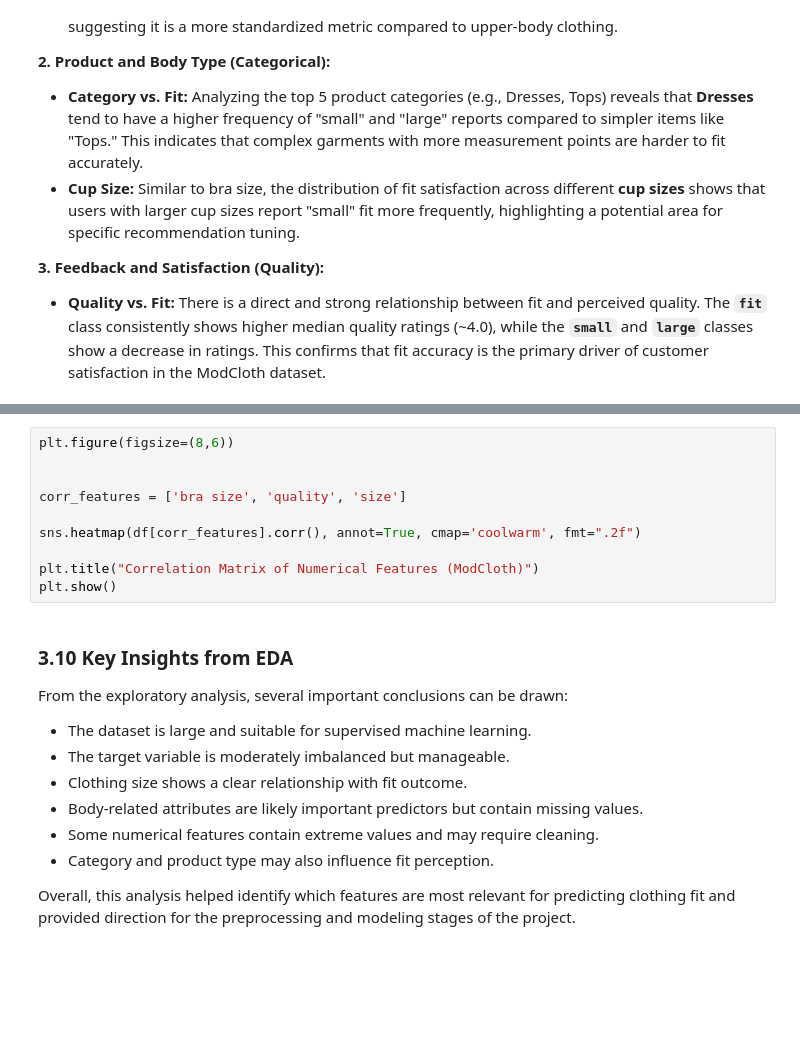
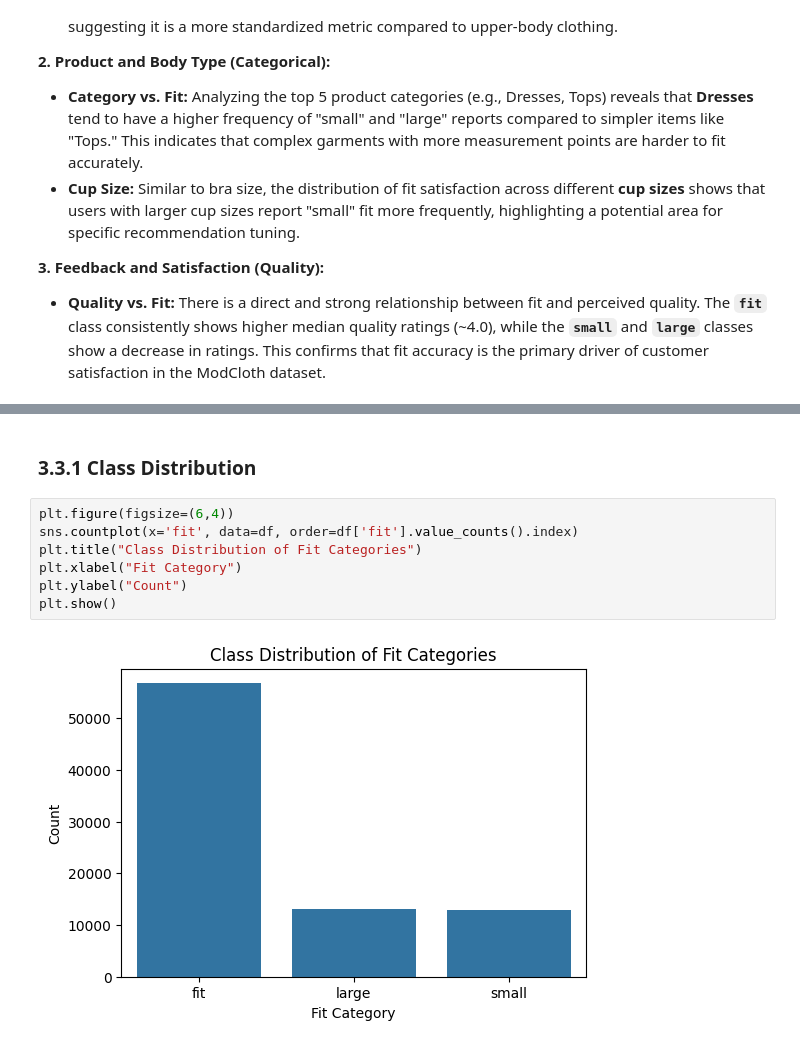
Before and after one commit to alameer515/SWE485-Project-Group10, a Jupyter notebook: Phase1_Data_Exploration.ipynb, the cells around one changed output, grey strips where cells are left out. Cells and saved outputs as stored; diff of their text form; blank space fills up the shorter version.

Commit message:
Visualization

```diff
--- a/Phase1_Data_Exploration.ipynb
+++ b/Phase1_Data_Exploration.ipynb
@@ -267,23 +224,11 @@ The correlation matrix provides a statistical overview of how numerical features
-# %%
-plt.figure(figsize=(8,6))
-
-
-corr_features = ['bra size', 'quality', 'size']
-
-sns.heatmap(df[corr_features].corr(), annot=True, cmap='coolwarm', fmt=".2f")
-
-plt.title("Correlation Matrix of Numerical Features (ModCloth)")
-plt.show()
-# %% [markdown]
-### 3.10 Key Insights from EDA
-
-From the exploratory analysis, several important conclusions can be drawn:
-
-- The dataset is large and suitable for supervised machine learning.
-- The target variable is moderately imbalanced but manageable.
-- Clothing size shows a clear relationship with fit outcome.
-- Body-related attributes are likely important predictors but contain missing values.
-- Some numerical features contain extreme values and may require cleaning.
-- Category and product type may also influence fit perception.
-
-Overall, this analysis helped identify which features are most relevant for predicting clothing fit and provided direction for the preprocessing and modeling stages of the project.
+# %% [markdown]
+### 3.3.1 Class Distribution
+# %%
+plt.figure(figsize=(6,4))
+sns.countplot(x='fit', data=df, order=df['fit'].value_counts().index)
+plt.title("Class Distribution of Fit Categories")
+plt.xlabel("Fit Category")
+plt.ylabel("Count")
+plt.show()
+# %% [output]
+[figure, added]
```
Also changed, not shown: parts of 26 cells of this notebook.
